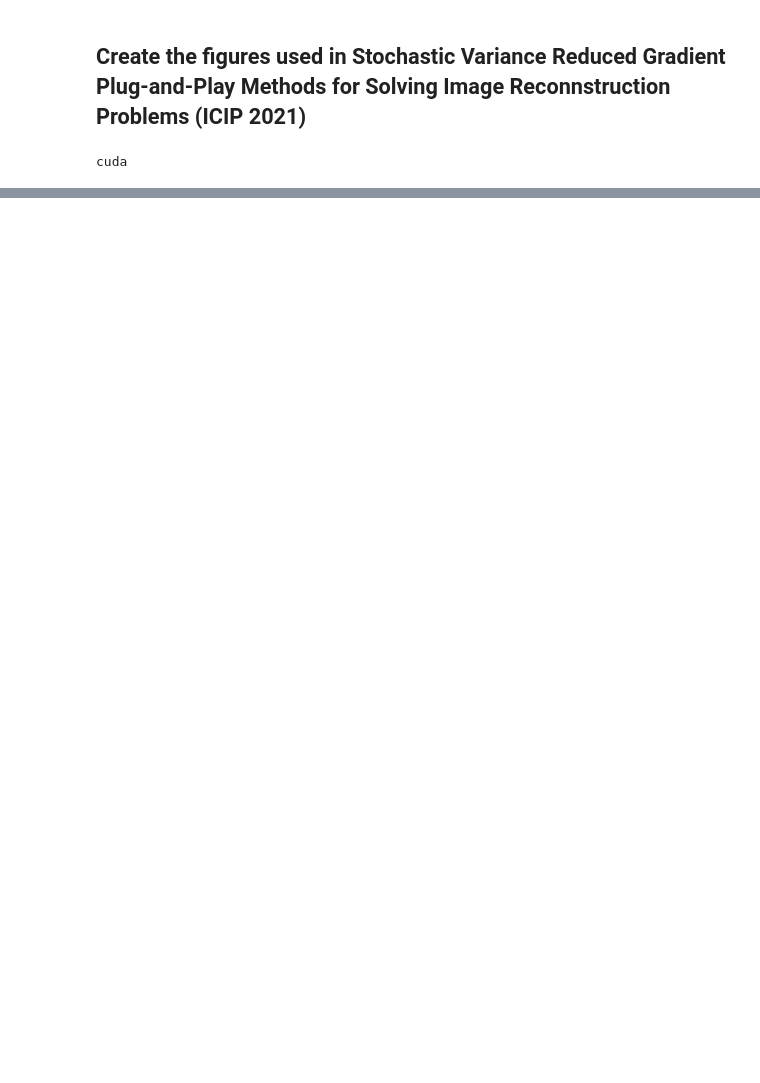
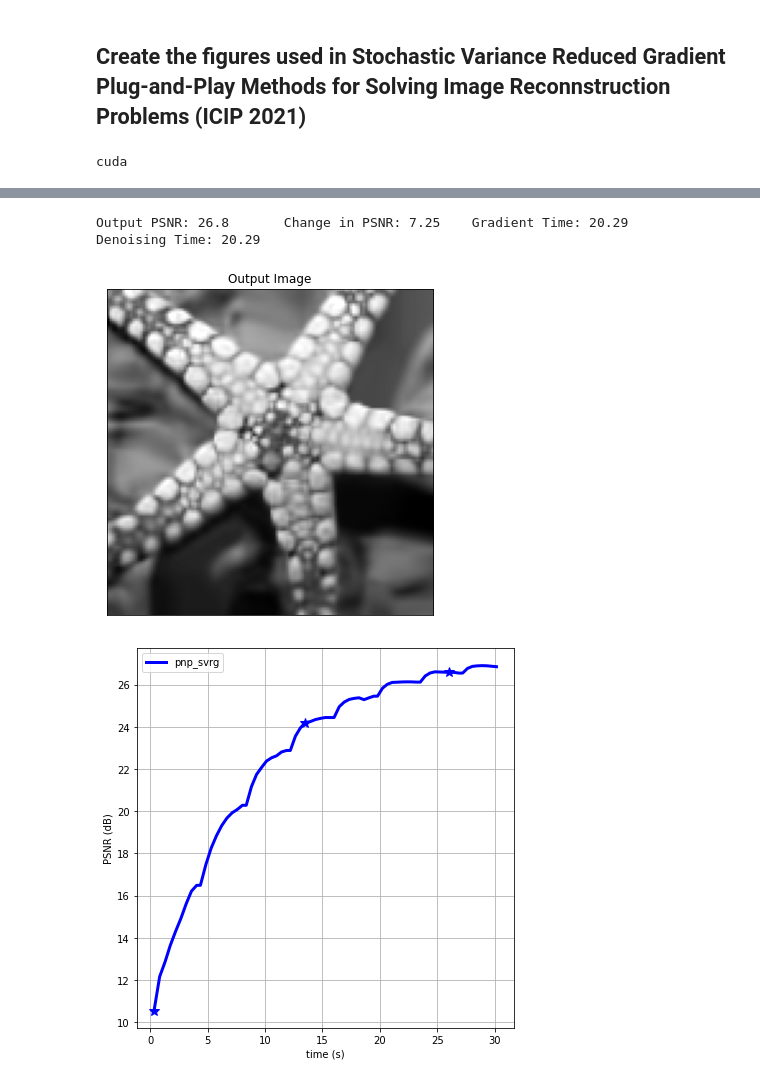
Before and after one commit to vmonardo/pnp-svrg, a Jupyter notebook: create_paper_figures_pr.ipynb, the cells around one changed output, grey strips where cells are left out. Drawn from its saved outputs; the diff is of its cells as text; code cells hidden in the pictures; blank space fills up the shorter version.

```diff
--- a/create_paper_figures_pr.ipynb
+++ b/create_paper_figures_pr.ipynb
@@ -22,0 +37,3 @@ from denoisers.BM3D import BM3DDenoiser
+# %%
+from denoisers.BM3D import BM3DDenoiser
+bm3d_denoiser = BM3DDenoiser(sigma_modifier=1.0, decay=0.995)
@@ -38,0 +62,2 @@ print(main_problem.sigma, main_problem.M)
+# %%
+results_svrg_bm3d = pnp_svrg(main_problem, denoiser=bm3d_denoiser, eta=.2, tt=30, T2=8, mini_batch_size=800, lr_decay=0.99, verbose=True, converge_check=False, diverge_check=True)
@@ -38,0 +82,3 @@ print(main_problem.sigma, main_problem.M)
+# %%
+master_psnr_fig = display_results(main_problem, results_svrg_bm3d, save_results=True)
+# %% [output]
@@ -38,0 +87,3 @@ print(main_problem.sigma, main_problem.M)
+Output PSNR: 26.8       Change in PSNR: 7.25    Gradient Time: 20.29    Denoising Time: 20.29
+[figure, added]
+[figure, added]
```
Also changed, not shown: parts of 29 cells of this notebook, 7 other files.
